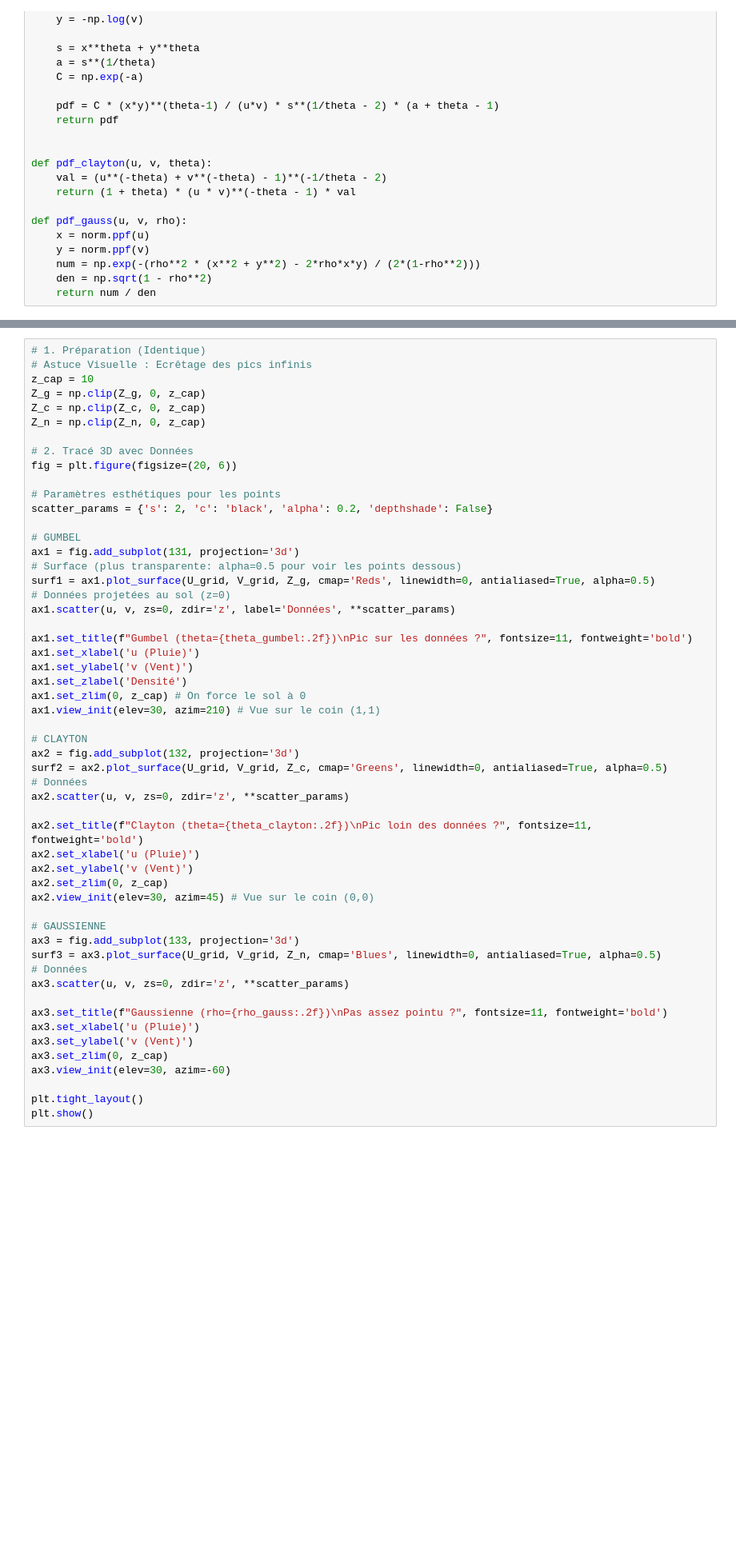
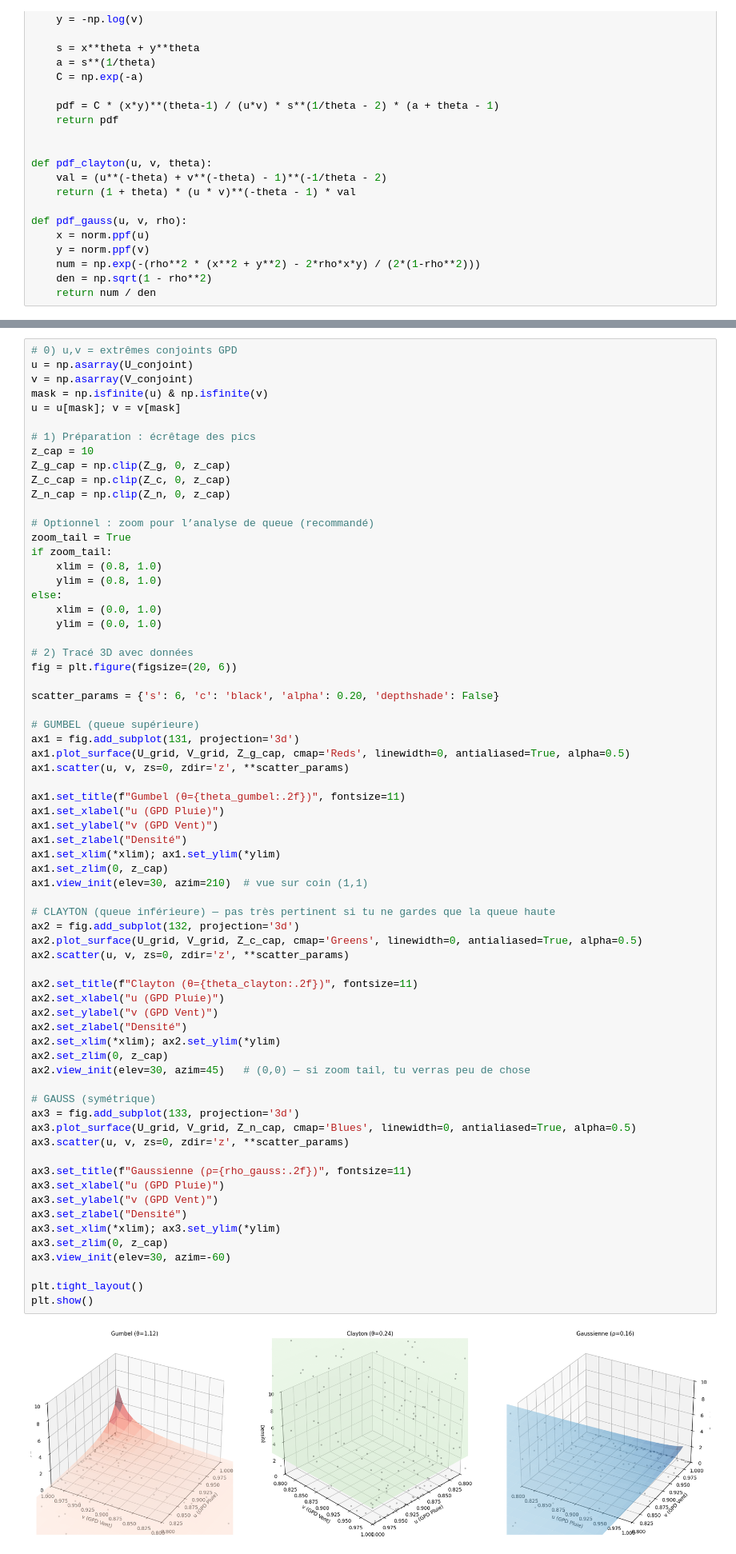
Before and after one commit to Faza20-lab/Projet_stats, a Jupyter notebook: Projet_stats.ipynb, the cells around one changed output, grey strips where cells are left out. Shown at 80% size. Drawn from its saved outputs; the diff is of its cells as text; blank space fills up the shorter version.

```diff
--- a/Projet_stats.ipynb
+++ b/Projet_stats.ipynb
@@ -2223,57 +2286,73 @@ plt.show()
 # %%
-# 1. Préparation (Identique)
-# Astuce Visuelle : Ecrêtage des pics infinis
+# 0) u,v = extrêmes conjoints GPD
+u = np.asarray(U_conjoint)
+v = np.asarray(V_conjoint)
+mask = np.isfinite(u) & np.isfinite(v)
+u = u[mask]; v = v[mask]
+
+# 1) Préparation : écrêtage des pics
 z_cap = 10
-Z_g = np.clip(Z_g, 0, z_cap)
-Z_c = np.clip(Z_c, 0, z_cap)
-Z_n = np.clip(Z_n, 0, z_cap)
+Z_g_cap = np.clip(Z_g, 0, z_cap)
+Z_c_cap = np.clip(Z_c, 0, z_cap)
+Z_n_cap = np.clip(Z_n, 0, z_cap)
 
-# 2. Tracé 3D avec Données
+# Optionnel : zoom pour l’analyse de queue (recommandé)
+zoom_tail = True
+if zoom_tail:
+    xlim = (0.8, 1.0)
+    ylim = (0.8, 1.0)
+else:
+    xlim = (0.0, 1.0)
+    ylim = (0.0, 1.0)
+
+# 2) Tracé 3D avec données
 fig = plt.figure(figsize=(20, 6))
 
-# Paramètres esthétiques pour les points
-scatter_params = {'s': 2, 'c': 'black', 'alpha': 0.2, 'depthshade': False}
+scatter_params = {'s': 6, 'c': 'black', 'alpha': 0.20, 'depthshade': False}
 
-# GUMBEL
+# GUMBEL (queue supérieure)
 ax1 = fig.add_subplot(131, projection='3d')
-# Surface (plus transparente: alpha=0.5 pour voir les points dessous)
-surf1 = ax1.plot_surface(U_grid, V_grid, Z_g, cmap='Reds', linewidth=0, antialiased=True, alpha=0.5)
-# Données projetées au sol (z=0)
-ax1.scatter(u, v, zs=0, zdir='z', label='Données', **scatter_params)
+ax1.plot_surface(U_grid, V_grid, Z_g_cap, cmap='Reds', linewidth=0, antialiased=True, alpha=0.5)
+ax1.scatter(u, v, zs=0, zdir='z', **scatter_params)
 
-ax1.set_title(f"Gumbel (theta={theta_gumbel:.2f})\nPic sur les données ?", fontsize=11, fontweight='bold')
-ax1.set_xlabel('u (Pluie)')
-ax1.set_ylabel('v (Vent)')
-ax1.set_zlabel('Densité')
-ax1.set_zlim(0, z_cap) # On force le sol à 0
-ax1.view_init(elev=30, azim=210) # Vue sur le coin (1,1)
+ax1.set_title(f"Gumbel (θ={theta_gumbel:.2f})", fontsize=11)
+ax1.set_xlabel("u (GPD Pluie)")
+ax1.set_ylabel("v (GPD Vent)")
+ax1.set_zlabel("Densité")
+ax1.set_xlim(*xlim); ax1.set_ylim(*ylim)
+ax1.set_zlim(0, z_cap)
+ax1.view_init(elev=30, azim=210)  # vue sur coin (1,1)
 
-# CLAYTON
+# CLAYTON (queue inférieure) — pas très pertinent si tu ne gardes que la queue haute
 ax2 = fig.add_subplot(132, projection='3d')
-surf2 = ax2.plot_surface(U_grid, V_grid, Z_c, cmap='Greens', linewidth=0, antialiased=True, alpha=0.5)
-# Données
+ax2.plot_surface(U_grid, V_grid, Z_c_cap, cmap='Greens', linewidth=0, antialiased=True, alpha=0.5)
 ax2.scatter(u, v, zs=0, zdir='z', **scatter_params)
 
-ax2.set_title(f"Clayton (theta={theta_clayton:.2f})\nPic loin des données ?", fontsize=11, fontweight='bold')
-ax2.set_xlabel('u (Pluie)')
-ax2.set_ylabel('v (Vent)')
+ax2.set_title(f"Clayton (θ={theta_clayton:.2f})", fontsize=11)
+ax2.set_xlabel("u (GPD Pluie)")
+ax2.set_ylabel("v (GPD Vent)")
+ax2.set_zlabel("Densité")
+ax2.set_xlim(*xlim); ax2.set_ylim(*ylim)
 ax2.set_zlim(0, z_cap)
-ax2.view_init(elev=30, azim=45) # Vue sur le coin (0,0)
+ax2.view_init(elev=30, azim=45)   # (0,0) — si zoom tail, tu verras peu de chose
 
-# GAUSSIENNE
+# GAUSS (symétrique)
 ax3 = fig.add_subplot(133, projection='3d')
-surf3 = ax3.plot_surface(U_grid, V_grid, Z_n, cmap='Blues', linewidth=0, antialiased=True, alpha=0.5)
-# Données
+ax3.plot_surface(U_grid, V_grid, Z_n_cap, cmap='Blues', linewidth=0, antialiased=True, alpha=0.5)
 ax3.scatter(u, v, zs=0, zdir='z', **scatter_params)
 
-ax3.set_title(f"Gaussienne (rho={rho_gauss:.2f})\nPas assez pointu ?", fontsize=11, fontweight='bold')
-ax3.set_xlabel('u (Pluie)')
-ax3.set_ylabel('v (Vent)')
+ax3.set_title(f"Gaussienne (ρ={rho_gauss:.2f})", fontsize=11)
+ax3.set_xlabel("u (GPD Pluie)")
+ax3.set_ylabel("v (GPD Vent)")
+ax3.set_zlabel("Densité")
+ax3.set_xlim(*xlim); ax3.set_ylim(*ylim)
 ax3.set_zlim(0, z_cap)
 ax3.view_init(elev=30, azim=-60)
 
 plt.tight_layout()
 plt.show()
+# %% [output]
+[figure, added]
 # %% [markdown]
 ### Calcul du critère log-vraisemblance:
 # %%
```
Also changed, not shown: parts of 95 cells of this notebook.
